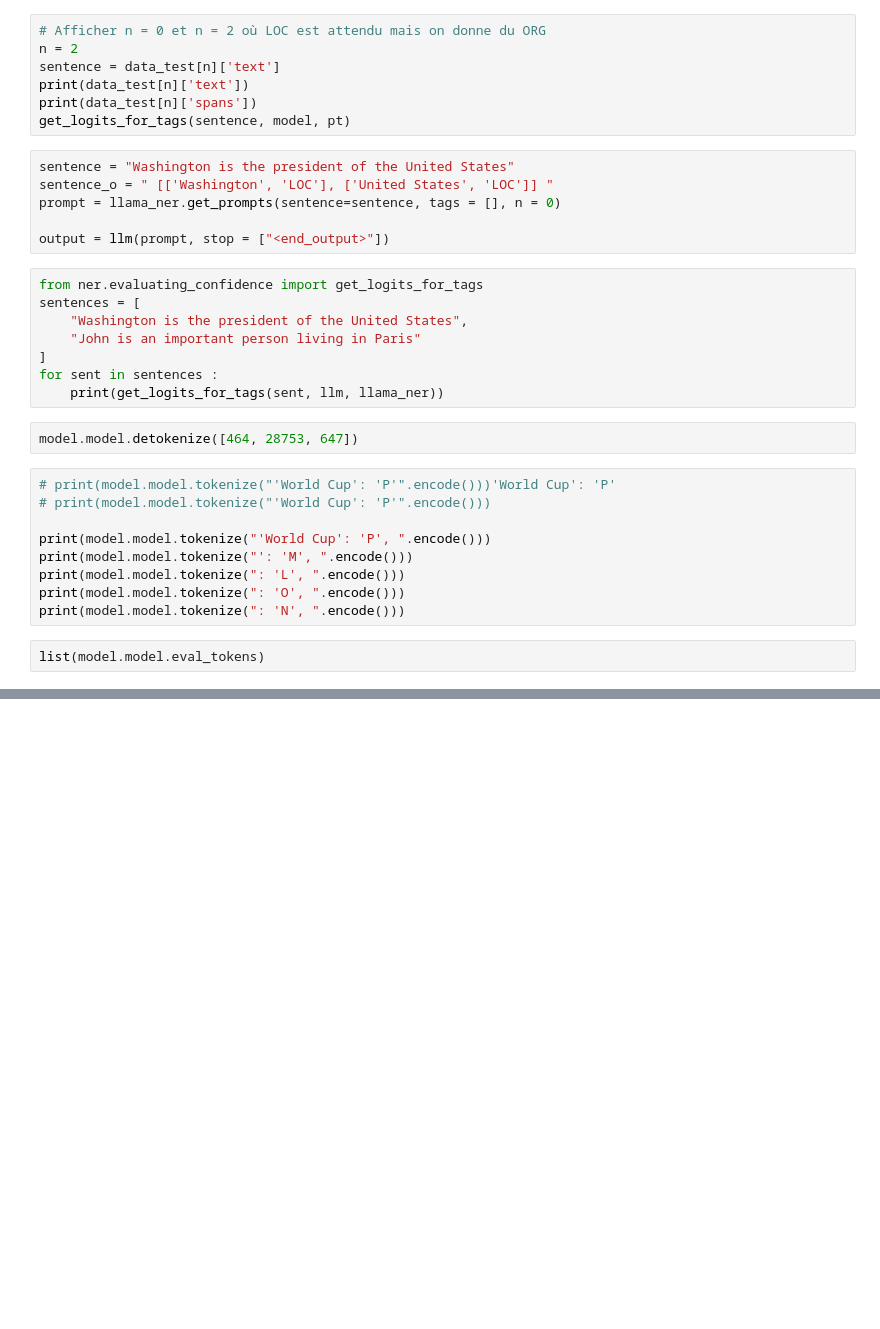
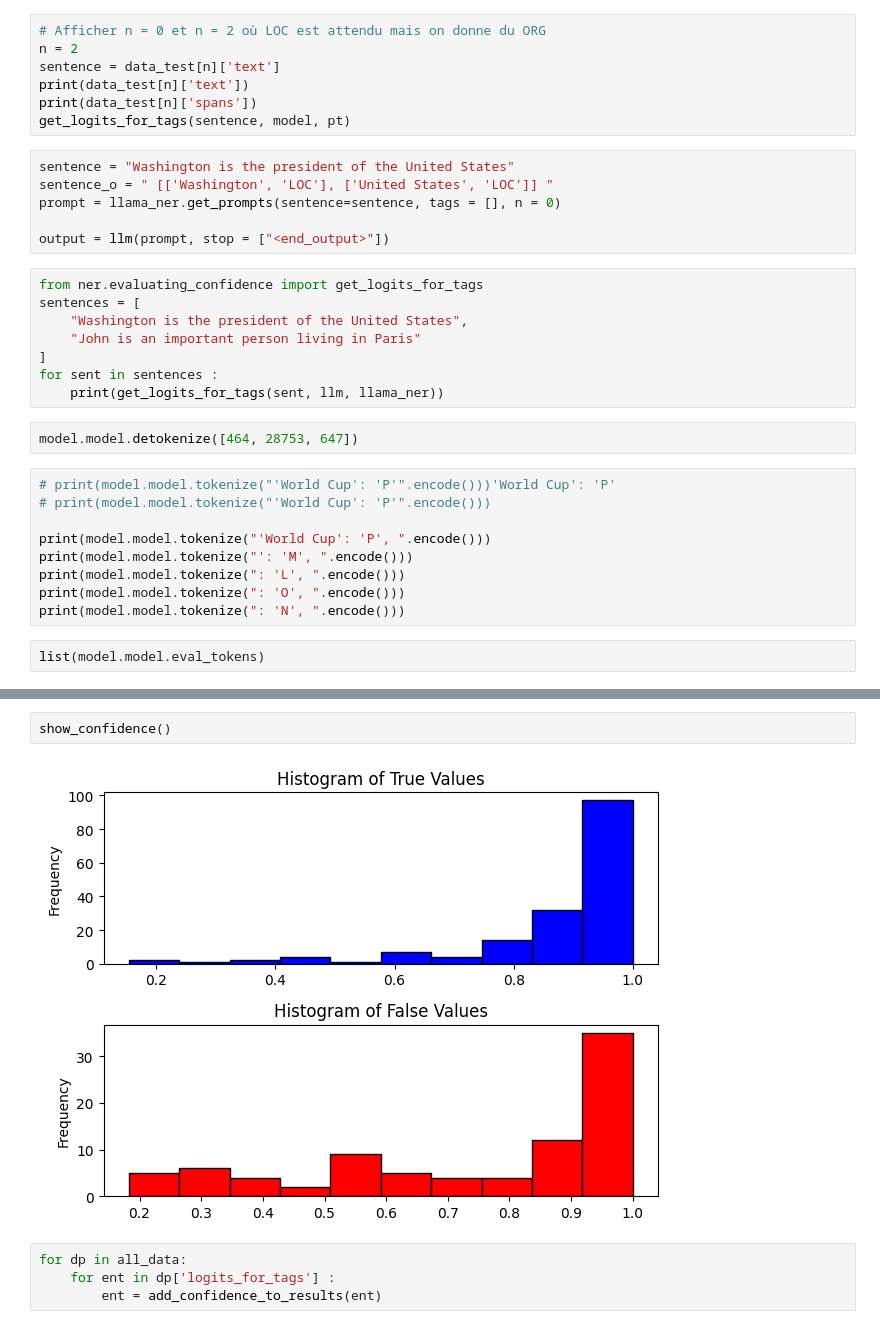
Before and after one commit to MathieuDesponds/Information-extraction-in-official-documents-using-LLMs, a Jupyter notebook: evaluating_confidence.ipynb, the cells around one changed output, grey strips where cells are left out. Cells and saved outputs as stored; diff of their text form; blank space fills up the shorter version.

Commit message:
add way to compute confidence of results based on logits

```diff
--- a/evaluating_confidence.ipynb
+++ b/evaluating_confidence.ipynb
@@ -149,0 +108,8 @@ model.model.detokenize(list(model.model.eval_tokens)[len(model.model.tokenize(pr
+# %%
+show_confidence()
+# %% [output]
+[figure, added]
+# %%
+for dp in all_data:
+    for ent in dp['logits_for_tags'] :
+        ent = add_confidence_to_results(ent)
```
Also changed, not shown: parts of 13 cells of this notebook, 4 other files.
